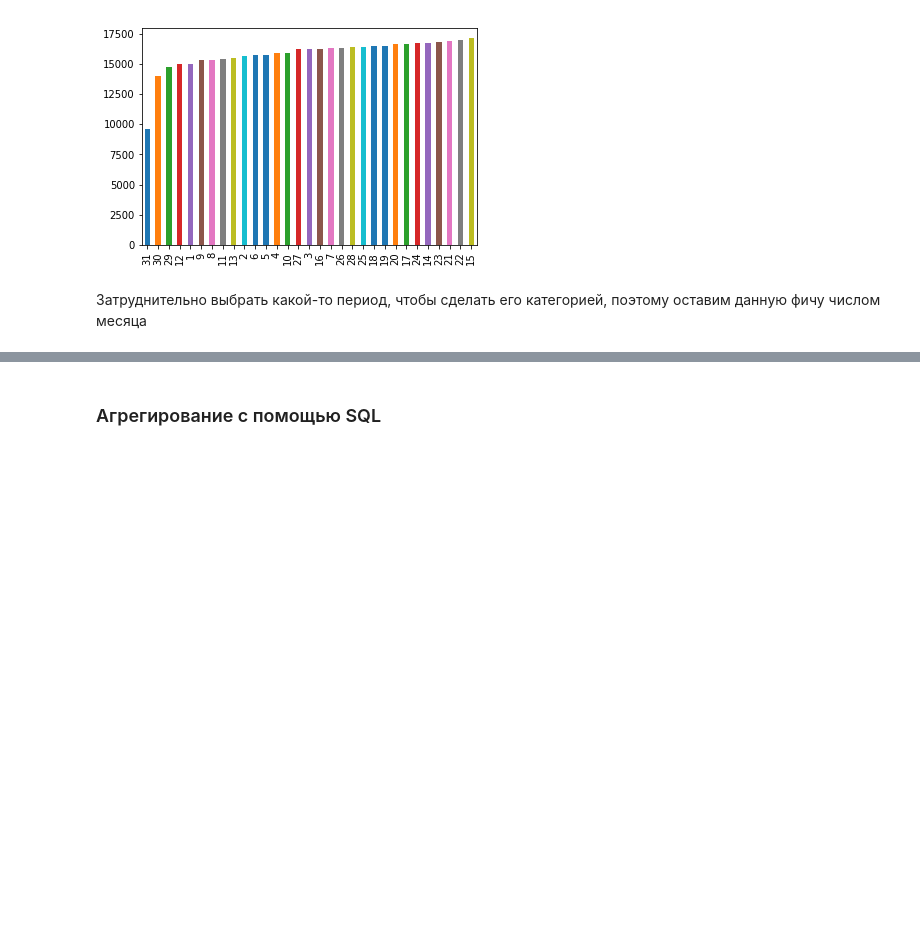
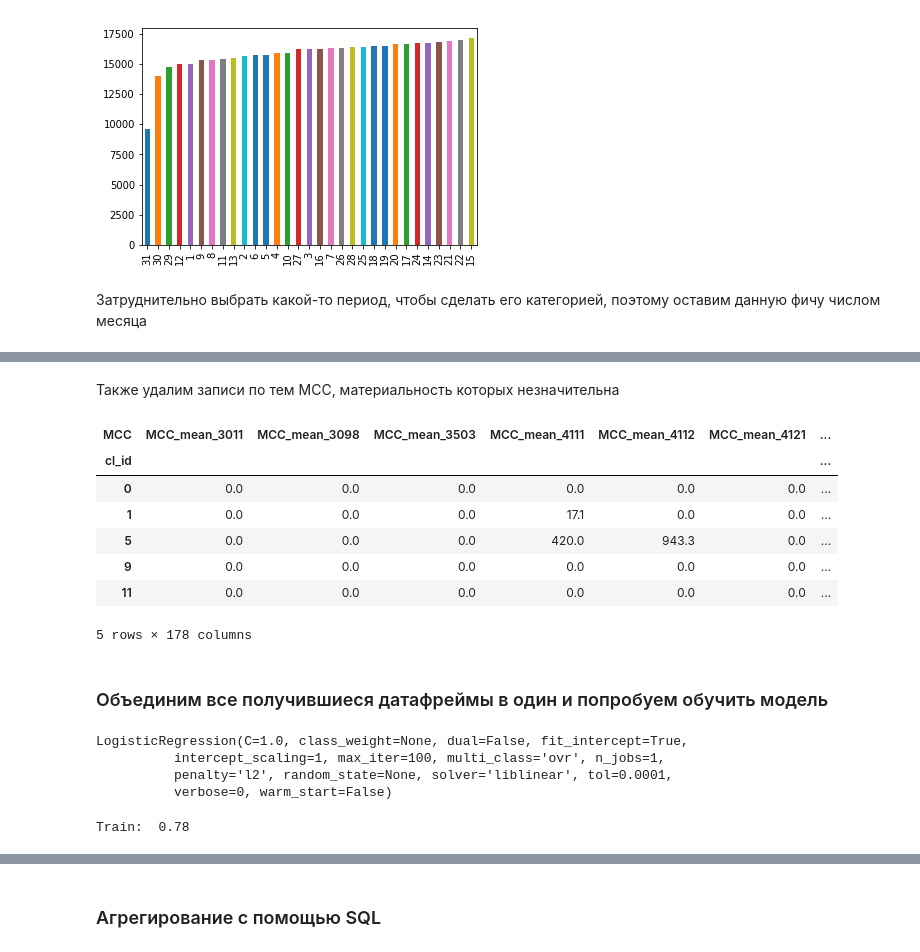
Before and after one commit to Ilmetov/Netology_ilmetov, a Jupyter notebook: Feature_Engeneering/FE 2/ilmetov_Practice_2_2 & HW.ipynb, the cells around one changed output, grey strips where cells are left out. Drawn from its saved outputs; the diff is of its cells as text; code cells hidden in the pictures; blank space fills up the shorter version.

```diff
--- a/Feature_Engeneering/FE 2/ilmetov_Practice_2_2 & HW.ipynb
+++ b/Feature_Engeneering/FE 2/ilmetov_Practice_2_2 & HW.ipynb
@@ -370,0 +371,7 @@ todo: проверить после этого насколько мы усеч
+# %%
+raw_df.info()# create transactions dataset for train
+transactions_train_new = raw_df[~raw_df.cl_id.isin(cl_ids_test)].copy()
+print("Total transactions in train dataset: ", len(transactions_train_new))
+# create transactions dataset for test
+transactions_test_new = raw_df[raw_df.cl_id.isin(cl_ids_test)].copy()
+print("Total transactions in test dataset: ", len(transactions_test_new))
@@ -370,0 +435,11 @@ todo: проверить после этого насколько мы усеч
+# %%
+a = ['810','840','978']
+curnotdroplist = []
+#curdroplist = [i for i in df_train_cur.columns if ('810' and  '840' and '978' ) not in i]
+for i in df_train_cur.columns:
+    if any(j in i for j in a):
+        curnotdroplist.append(i)
+
+#curdroplist = [i for i in df_train_cur.columns if a not in i ]
+#curdroplist
+df_train_cur.drop(df_train_cur.columns.difference(curnotdroplist), 1, inplace=True)
@@ -370,0 +458,9 @@ todo: проверить после этого насколько мы усеч
+# %%
+b = ['BACK_TRX', 'CASH_ADV', 'CAT']
+trxdroplist = []
+
+for i in df_train_trx_category.columns:
+    if any(j in i for j in b):
+        trxdroplist.append(i)
+#trxdroplist
+df_train_trx_category.drop(trxdroplist, 1, inplace=True)
@@ -370,0 +477,28 @@ todo: проверить после этого насколько мы усеч
+# %% [markdown]
+Также удалим записи по тем MCC, материальность которых незначительна
+# %%
+mcc_top_by_sum = tuple(mcc_grouped[mcc_grouped[('amount','sum')] > 1000000].
+                       sort_values(by=('amount','sum'), ascending=False)['MCC'])
+mcc_top_by_sum_str = list(map(str, mcc_top_by_sum))
+mccnotdroplist = []
+#curdroplist = [i for i in df_train_cur.columns if ('810' and  '840' and '978' ) not in i]
+for i in df_train_mcc.columns:
+    if any(j in i for j in mcc_top_by_sum_str):
+        mccnotdroplist.append(i)
+
+#curdroplist = [i for i in df_train_cur.columns if a not in i ]
+#curdroplist
+df_train_mcc.drop(df_train_mcc.columns.difference(mccnotdroplist), 1, inplace=True)
+# %%
+df_train_mcc.head()
+# %% [output]
+| MCC | MCC_mean_3011 | MCC_mean_3098 | MCC_mean_3503 | MCC_mean_4111 | MCC_mean_4112 | MCC_mean_4121 | ... |
+| cl_id |  |  |  |  |  |  | ... |
+| 0 | 0.0 | 0.0 | 0.0 | 0.0 | 0.0 | 0.0 | ... |
+| 1 | 0.0 | 0.0 | 0.0 | 17.1 | 0.0 | 0.0 | ... |
+| 5 | 0.0 | 0.0 | 0.0 | 420.0 | 943.3 | 0.0 | ... |
+| 9 | 0.0 | 0.0 | 0.0 | 0.0 | 0.0 | 0.0 | ... |
+| 11 | 0.0 | 0.0 | 0.0 | 0.0 | 0.0 | 0.0 | ... |
+5 rows × 178 columns
+# %% [markdown]
+### Объединим все получившиеся датафреймы в один и попробуем обучить модель
@@ -370,0 +522,7 @@ todo: проверить после этого насколько мы усеч
+# %%
+clf.fit(X=X_train, y=y_train)
+# %% [output]
+LogisticRegression(C=1.0, class_weight=None, dual=False, fit_intercept=True,
+          intercept_scaling=1, max_iter=100, multi_class='ovr', n_jobs=1,
+          penalty='l2', random_state=None, solver='liblinear', tol=0.0001,
+          verbose=0, warm_start=False)
@@ -370,0 +531,8 @@ todo: проверить после этого насколько мы усеч
+# %%
+y_train_predict = clf.predict_proba(X_train)[:, 1]
+
+
+roc_auc_train = np.round(roc_auc_score(y_train, y_train_predict), 2)
+print("Train: ", roc_auc_train)
+# %% [output]
+Train:  0.78
```
Also changed, not shown: parts of 16 cells of this notebook, 1 other file.
